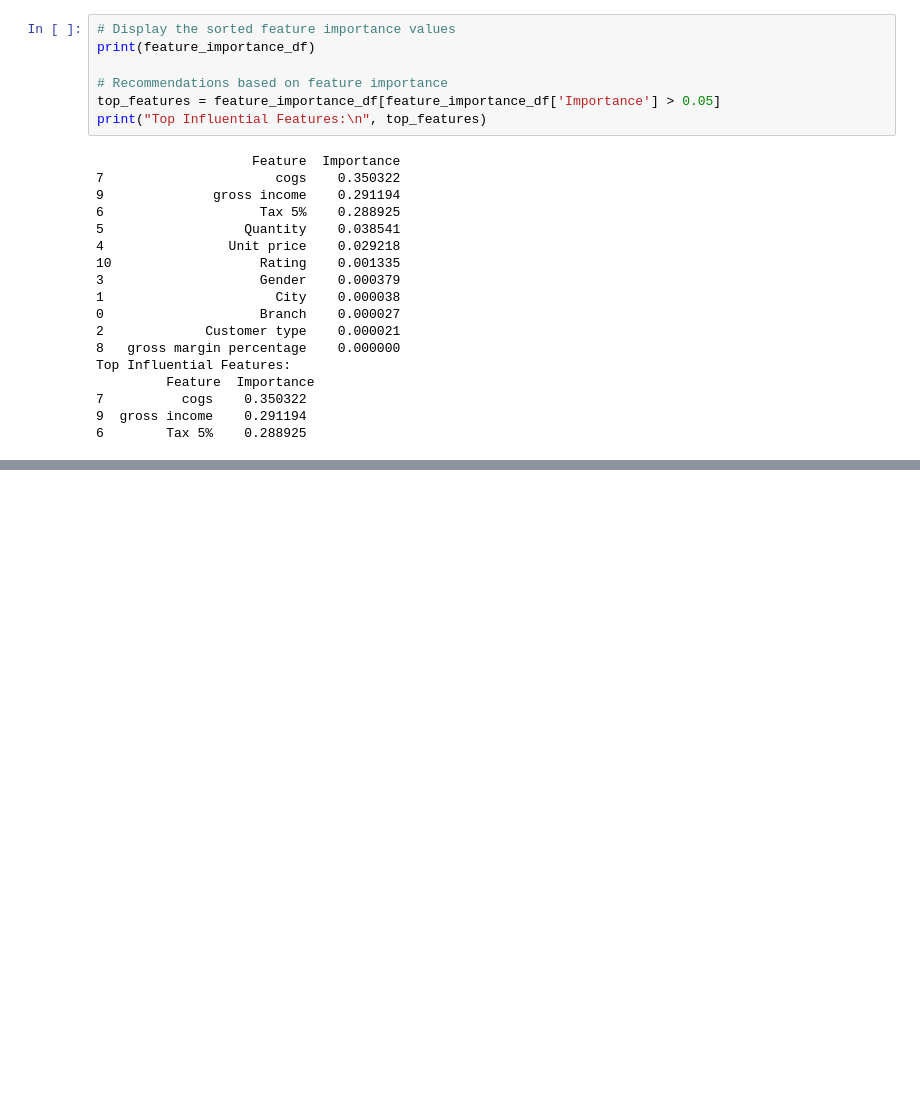
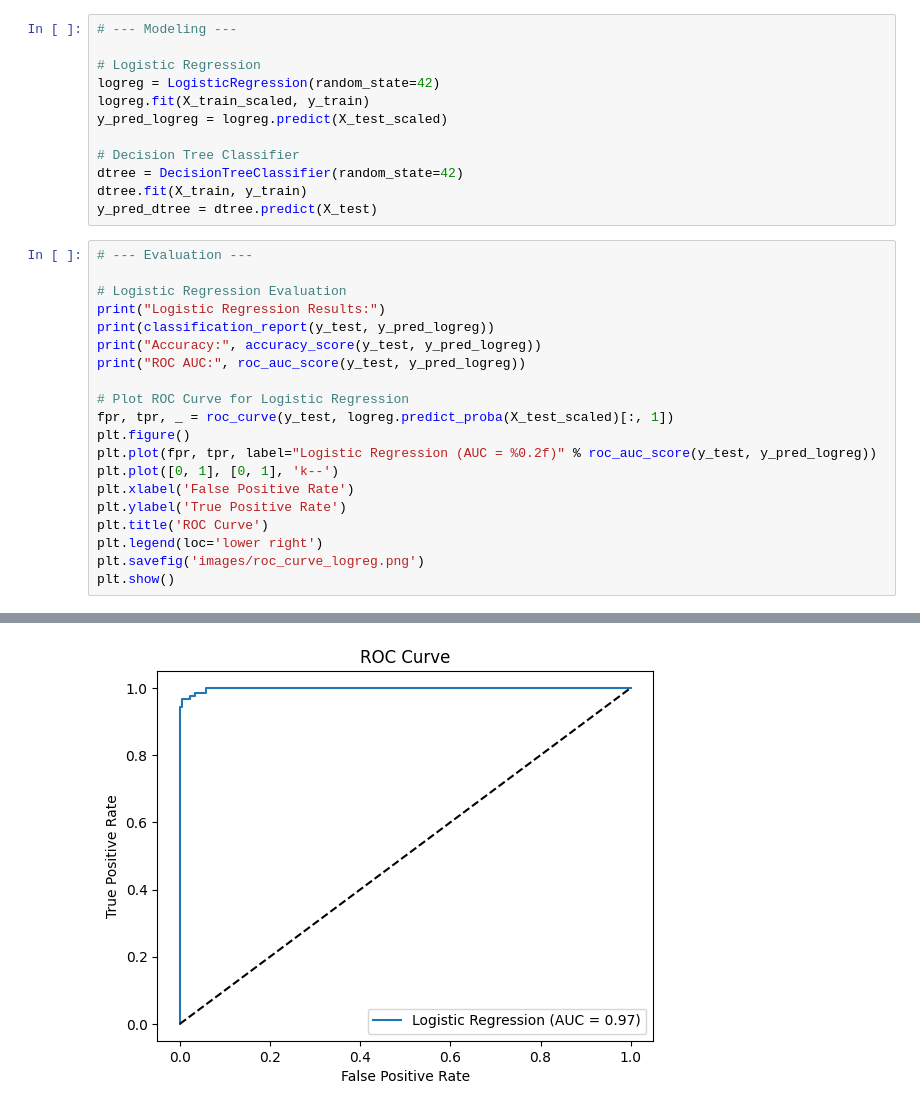
Before and after one commit to JoshuaPaul-lasisi/Customer-Purchase-Behavior-Analysis, a Jupyter notebook: notebook.ipynb, the cells around one changed output, grey strips where cells are left out. Drawn from its saved outputs; the diff is of its cells as text; blank space fills up the shorter version.

```diff
--- a/notebook.ipynb
+++ b/notebook.ipynb
@@ -102,25 +124,33 @@ plt.show()
-# %%
-# Display the sorted feature importance values
-print(feature_importance_df)
-
-# Recommendations based on feature importance
-top_features = feature_importance_df[feature_importance_df['Importance'] > 0.05]
-print("Top Influential Features:\n", top_features)
-# %% [output]
-                    Feature  Importance
-7                      cogs    0.350322
-9              gross income    0.291194
-6                    Tax 5%    0.288925
-5                  Quantity    0.038541
-4                Unit price    0.029218
-10                   Rating    0.001335
-3                    Gender    0.000379
-1                      City    0.000038
-0                    Branch    0.000027
-2             Customer type    0.000021
-8   gross margin percentage    0.000000
-Top Influential Features:
-         Feature  Importance
-7          cogs    0.350322
-9  gross income    0.291194
-6        Tax 5%    0.288925
+# %%
+# --- Modeling ---
+
+# Logistic Regression
+logreg = LogisticRegression(random_state=42)
+logreg.fit(X_train_scaled, y_train)
+y_pred_logreg = logreg.predict(X_test_scaled)
+
+# Decision Tree Classifier
+dtree = DecisionTreeClassifier(random_state=42)
+dtree.fit(X_train, y_train)
+y_pred_dtree = dtree.predict(X_test)
+# %%
+# --- Evaluation ---
+
+# Logistic Regression Evaluation
+print("Logistic Regression Results:")
+print(classification_report(y_test, y_pred_logreg))
+print("Accuracy:", accuracy_score(y_test, y_pred_logreg))
+print("ROC AUC:", roc_auc_score(y_test, y_pred_logreg))
+
+# Plot ROC Curve for Logistic Regression
+fpr, tpr, _ = roc_curve(y_test, logreg.predict_proba(X_test_scaled)[:, 1])
+plt.figure()
+plt.plot(fpr, tpr, label="Logistic Regression (AUC = %0.2f)" % roc_auc_score(y_test, y_pred_logreg))
+plt.plot([0, 1], [0, 1], 'k--')
+plt.xlabel('False Positive Rate')
+plt.ylabel('True Positive Rate')
+plt.title('ROC Curve')
+plt.legend(loc='lower right')
+plt.savefig('images/roc_curve_logreg.png')
+plt.show()
+# %% [output]
@@ -126,0 +169 @@ Top Influential Features:
+[figure, added]
```
Also changed, not shown: parts of 10 cells of this notebook, 6 other files.
